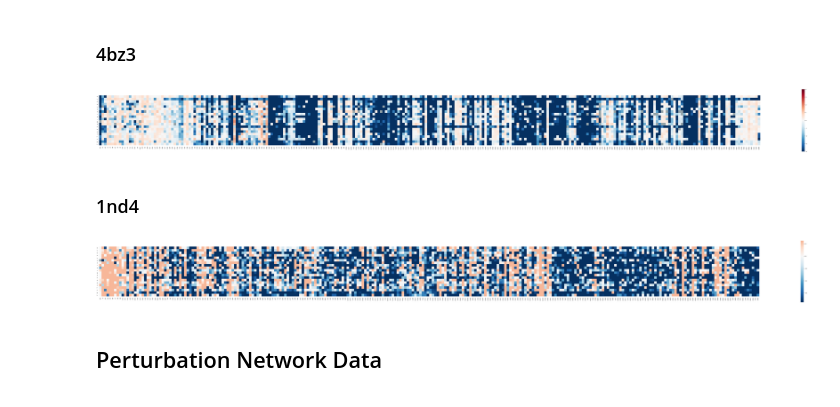
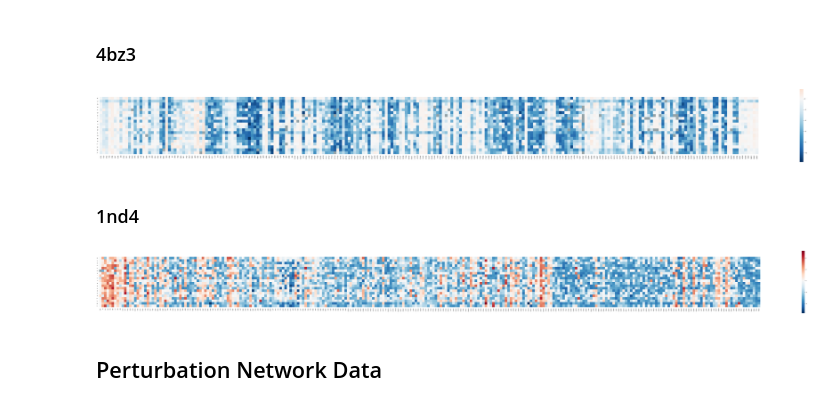
Before and after one commit to CrisSotomayor/perturbation-networks-get-data, a Jupyter notebook: data.ipynb, the cells around one changed output. Saved outputs shown, nothing was run; the diff lists cells and outputs as text; code cells hidden in the pictures.

```diff
--- a/data.ipynb
+++ b/data.ipynb
@@ -167,9 +167,9 @@ for index, row in funct_4bz3.iterrows():
     if mutation.isalpha():
         functional_4bz3.at[mutation, original] = funct_4bz3.at[index, '128ug/mL_AMP_37C']
 # %%
-PlotHeatmap(functional_4bz3, vmin=-4, vmax=4)
+PlotHeatmap(functional_4bz3) #vmin=-4, vmax=4)
 # %% [output]
-[figure, old version]
+[figure, new version]
 # %% [markdown]
 ### 1nd4
 # %%
@@ -202,7 +202,7 @@ for index in funct_1nd4.index:
-# %%
-PlotHeatmap(functional_1nd4, vmax=0.25, vmin=-0.75)
-# %% [output]
-[figure, removed]
+# %%
+PlotHeatmap(functional_1nd4)
+# %% [output]
+[figure, added]
 # %% [markdown]
 ## Perturbation Network Data
 # %%
```
Also changed, not shown: parts of 35 cells of this notebook.
